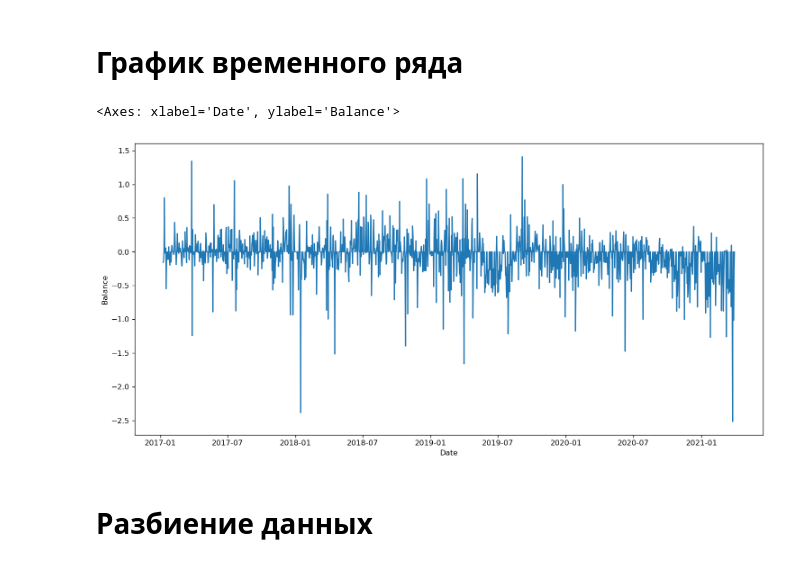
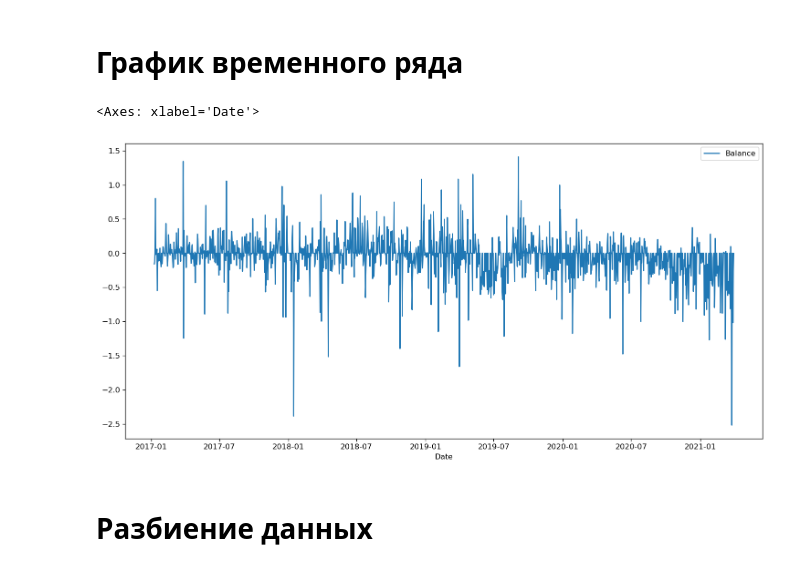
Before and after one commit to xCthulhuFtagn/Time_series_project, a Jupyter notebook: baseline.ipynb, the cells around one changed output. Cells and saved outputs as stored; diff of their text form; code cells hidden in the pictures.

```diff
--- a/baseline.ipynb
+++ b/baseline.ipynb
@@ -61,10 +61,10 @@ df
 # %% [markdown]
 # График временного ряда
 # %%
-sns.lineplot(x = df.index, y = df.Balance)
+sns.lineplot(df)
 # %% [output]
-<Axes: xlabel='Date', ylabel='Balance'>
+<Axes: xlabel='Date'>
-[figure, old version]
+[figure, new version]
 # %% [markdown]
 # Разбиение данных
 # %%
```
Also changed, not shown: parts of 15 cells of this notebook, 3 other files.
